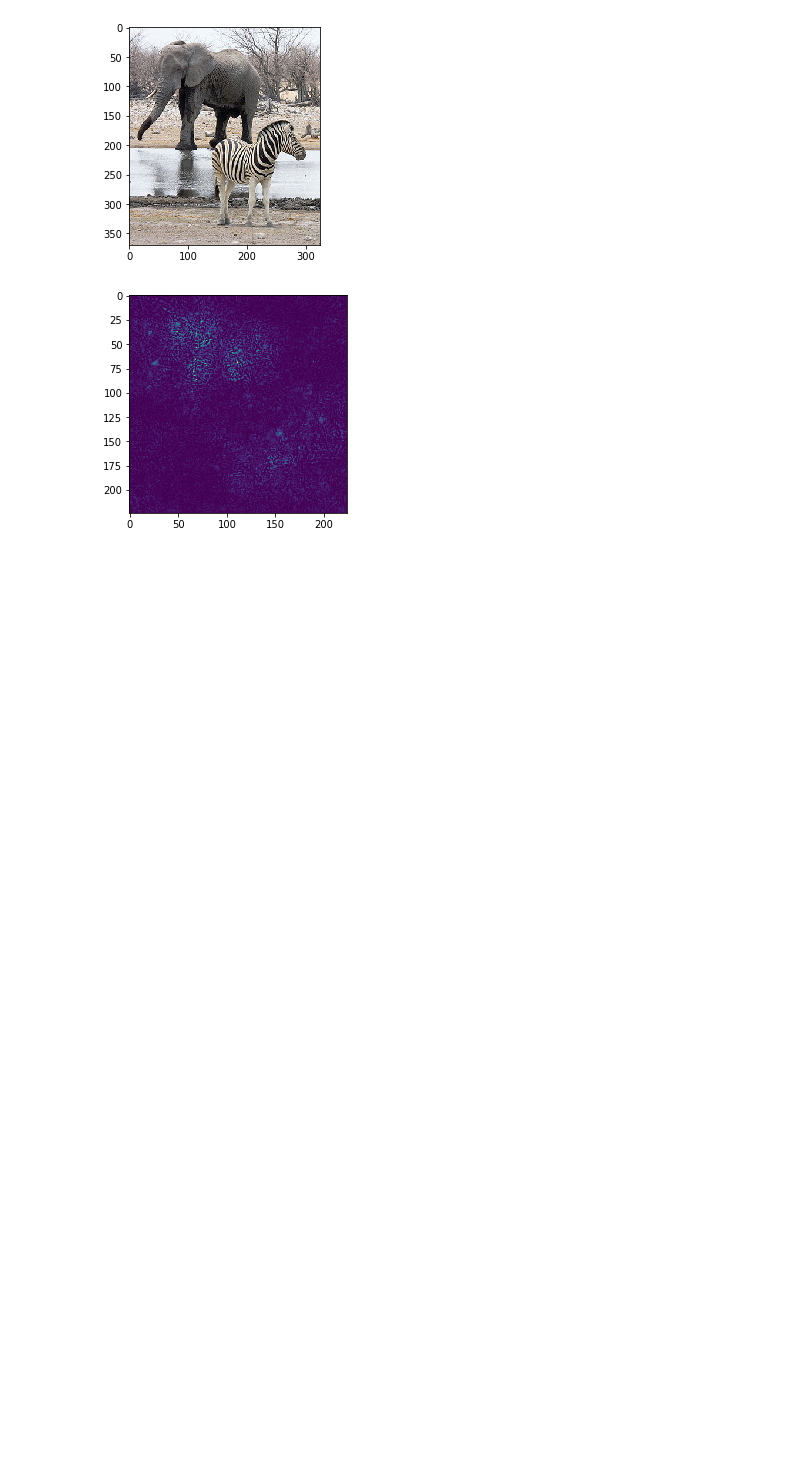
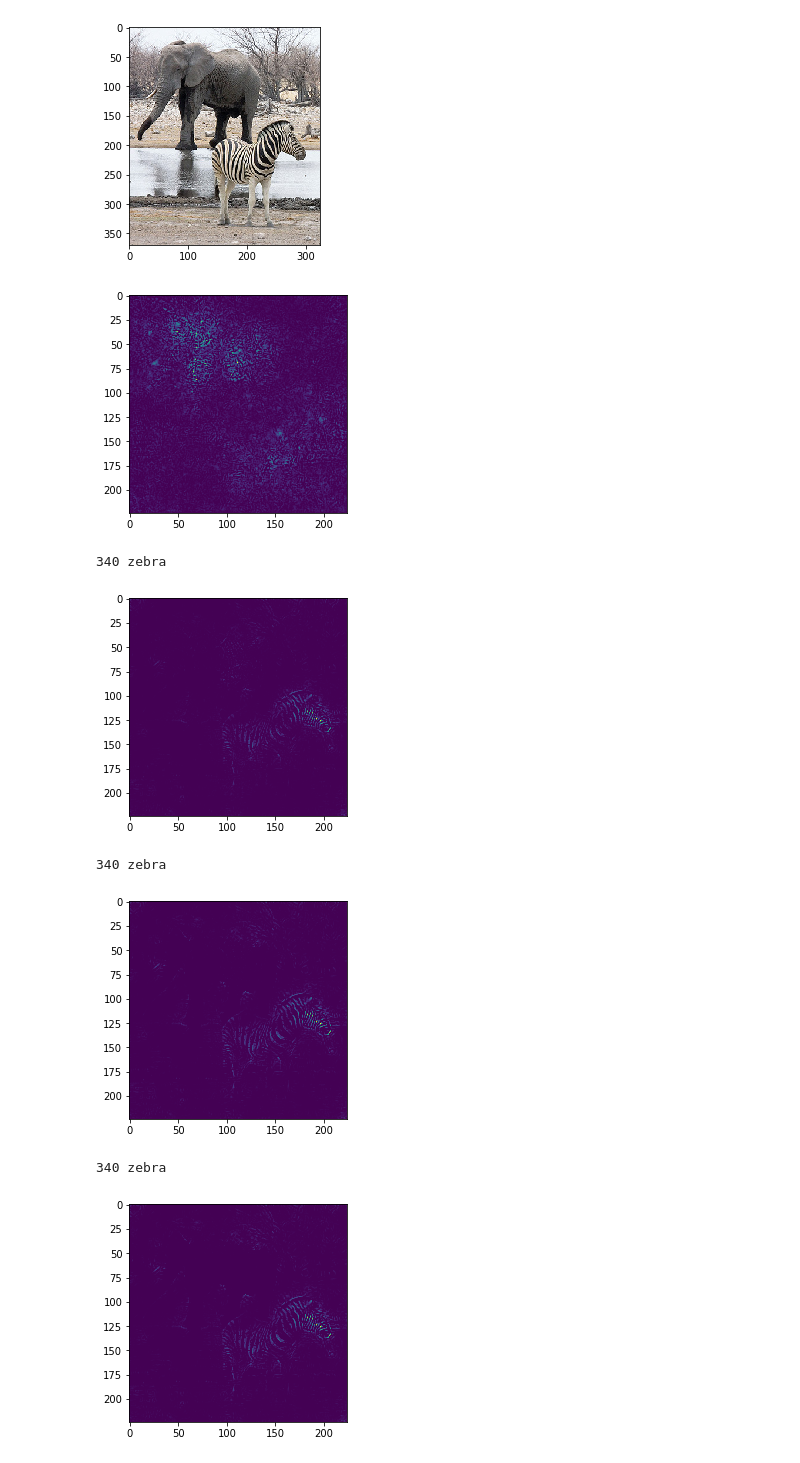
Before and after one commit to caochunshui/Feedback-CNN, a Jupyter notebook: vgg_fsp.ipynb, the cells around one changed output. Drawn from its saved outputs; the diff is of its cells as text; code cells hidden in the pictures; blank space fills up the shorter version.

```diff
--- a/vgg_fsp.ipynb
+++ b/vgg_fsp.ipynb
@@ -188,3 +172,4 @@ def vgg19_bn(**kwargs):
 # %%
 new_model = vgg11()
 new_model.eval()
+new_model = new_model.to(device)
@@ -268,11 +235,11 @@ class VGG_FB(nn.Module):
             #     self.z[i] = torch.ones(layer_sizes[i])
             # elif isinstance(layer, nn.MaxPool2d):
             #     self.z[i] = torch.ones(layer_sizes[i])
-            self.z[i] = torch.ones(self.layer_sizes[i])
+            self.z[i] = torch.ones(self.layer_sizes[i]).to(device)
 
     def reset(self):
         for i in self.z.keys():
-            self.z[i] = torch.ones(self.layer_sizes[i])
+            self.z[i] = torch.ones(self.layer_sizes[i]).to(device)
 
     def forward(self, x):
         self.input = []
@@ -281,13 +248,13 @@ class VGG_FB(nn.Module):
             # detach from previous history
             x = Variable(x.data, requires_grad=True)
             self.input.append(x)
+            if i in self.z:
+                # multiply by the hidden gate
+                x = x * self.z[i]
             if i == self.reshape_feature_layer_num:
                 x = x.view(x.size(0), -1)
             # compute output
             x = layer(x)
-            if i in self.z:
-                # multiply by the hidden gate
-                x = x * self.z[i]
             # add to list of outputs
             self.output.append(x)
         return x
@@ -385,3 +352,4 @@ def vgg19_fb_bn(**kwargs):
 # %%
 feedback_model = vgg11_fb(layer_sizes=layer_sizes)
 feedback_model.eval()
+feedback_model = feedback_model.to(device)
@@ -423,13 +373,13 @@ output = feedback_model(t_img)
 _, label = torch.max(output, 1)
 plt.subplots(1)
 plt.imshow(img)
-label = label.numpy()[0]
+label = label.cpu().numpy()[0]
 print(label, class_map[label])
-gradients = torch.zeros(*output.size())
+gradients = torch.zeros(*output.size()).to(device)
 gradients[0, label] = 1.0
 image_grad = feedback_model.backward(gradients)
 image_grad = image_grad.squeeze(0).permute(1, 2, 0)
-gradient_map = torch.abs(image_grad).numpy()
+gradient_map = torch.abs(image_grad).cpu().numpy()
 gradient_map = np.max(gradient_map, 2)
 gradient_map = gradient_map / np.max(gradient_map)
 plt.subplots(1)
@@ -440,27 +390,25 @@ plt.show()
 [figure]
 [figure]
 # %%
-image_name = 'images/elephant_zebra_1.jpg'
-# image_name = 'images/elephant_zebra_2.jpg'
-# image_name = 'images/cat_dog_1.jpg'
-# image_name = 'images/cat_dog_2.jpg'
-img = Image.open(image_name)
-t_img = normalize(to_tensor(scaler(img))).unsqueeze(0)
-t_img = t_img.to(device)
-feedback_model.reset()
-output = feedback_model(t_img)
-_, label = torch.max(output, 1)
-plt.subplots(1)
-plt.imshow(img)
-label = label.numpy()[0]
-print(label, class_map[label])
-gradients = torch.zeros(*output.size())
-gradients[0, label] = 1.0
-image_grad = feedback_model.backward(gradients)
-image_grad = image_grad.squeeze(0).permute(1, 2, 0)
-gradient_map = torch.abs(image_grad).numpy()
-gradient_map = np.max(gradient_map, 2)
-gradient_map = gradient_map / np.max(gradient_map)
-plt.subplots(1)
-plt.imshow(gradient_map)
-plt.show()
+for iter in range(3):
+    output = feedback_model(t_img)
+    _, label = torch.max(output, 1)
+    label = label.cpu().numpy()[0]
+    print(label, class_map[label])
+    gradients = torch.zeros(*output.size()).to(device)
+    gradients[0, label] = 1.0
+    image_grad = feedback_model.backward(gradients)
+    image_grad = image_grad.squeeze(0).permute(1, 2, 0)
+    gradient_map = torch.abs(image_grad).cpu().numpy()
+    gradient_map = np.max(gradient_map, 2)
+    gradient_map = gradient_map / np.max(gradient_map)
+    plt.subplots(1)
+    plt.imshow(gradient_map)
+    plt.show()
+# %% [output]
+340 zebra
+[figure, added]
+340 zebra
+[figure, added]
+340 zebra
+[figure, added]
```
Also changed, not shown: parts of 7 cells of this notebook, 2 other files.
